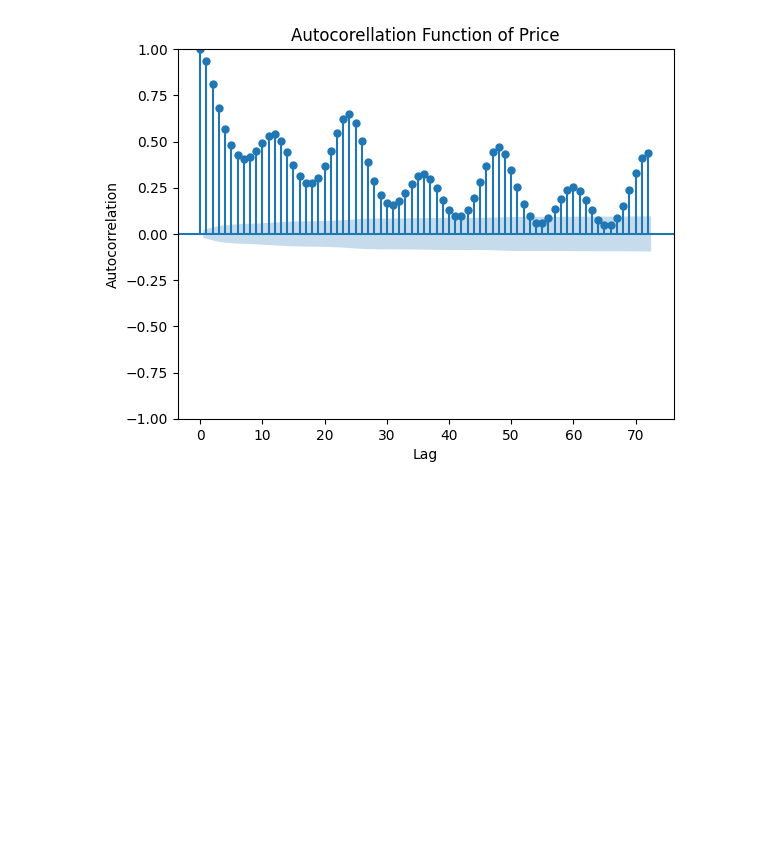
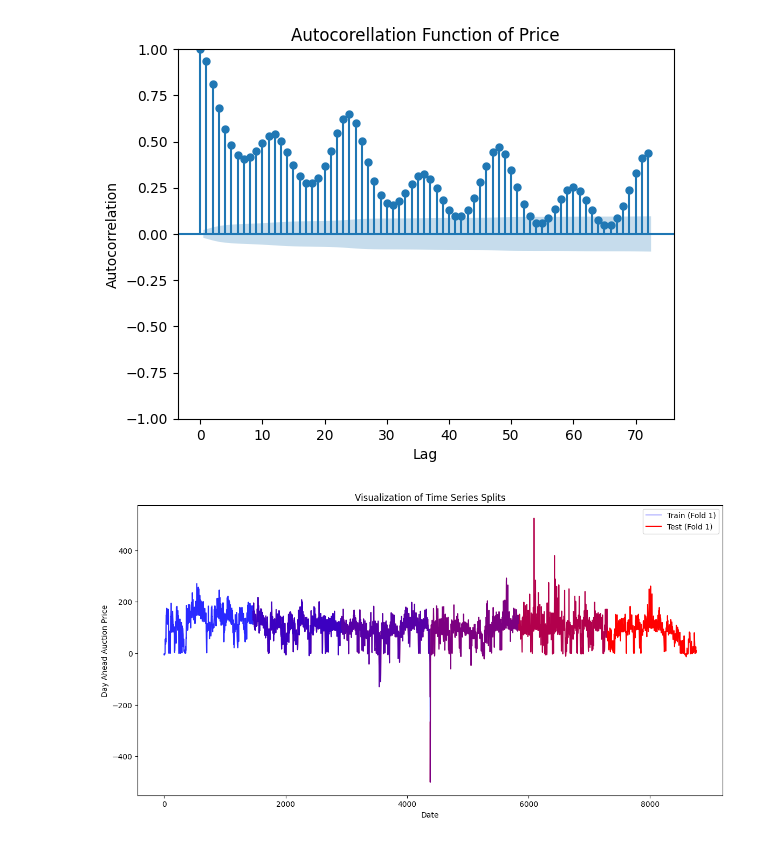
Before and after one commit to Mohamed-Abdellahi/ML-electricity, a Jupyter notebook: code1.ipynb, the cells around one changed output. Drawn from its saved outputs; the diff is of its cells as text; code cells hidden in the pictures; blank space fills up the shorter version.

```diff
--- a/code1.ipynb
+++ b/code1.ipynb
@@ -86,3 +101,12 @@ def time_series_split(X, y, n_splits=5):
+# %%
+def multiple_time_series_splits(X, y, n_splits=5):
+    tscv = TimeSeriesSplit(n_splits=n_splits)
+    splits = []
+    for train_index, test_index in tscv.split(X):
+        X_train, X_test = X.iloc[train_index], X.iloc[test_index]
+        y_train, y_test = y.iloc[train_index], y.iloc[test_index]
+        splits.append((X_train, X_test, y_train, y_test))
+    return splits
 # %%
 ###
     # we start with SVR, but it will works with others models
@@ -159,3 +195,16 @@ def plotting(predictions, y_test):
+# %%
+def plotting_splits(X, y, splits):
+    plt.figure(figsize=(14, 7))
+    for i, (X_train, X_test, y_train, y_test) in enumerate(splits, start=1):
+        # Plot each training segment in blue
+        plt.plot(X_train.index, y_train, 'b-', label=f'Train (Fold {i})' if i == 1 else "", alpha=0.3)
+        # Plot each testing segment in red
+        plt.plot(X_test.index, y_test, 'r-', label=f'Test (Fold {i})' if i == 1 else "")
+    plt.title('Visualization of Time Series Splits')
+    plt.xlabel('Date')
+    plt.ylabel('Day Ahead Auction Price')
+    plt.legend()
+    plt.show()
 # %% [markdown]
 bissmillah let's run
 # %%
@@ -421,3 +415,8 @@ def autocorrel(target_column, lag, title="Autocorrelation Function"):
 autocorrel(df["Day Ahead Auction"], 72, "Autocorellation Function of Price")
 # %% [output]
 [figure]
+# %%
+splits = multiple_time_series_splits(X_scaled, y, n_splits=5)
+plotting_splits(X_scaled, y, splits)
+# %% [output]
+[figure, added]
```
Also changed, not shown: parts of 22 cells of this notebook.
